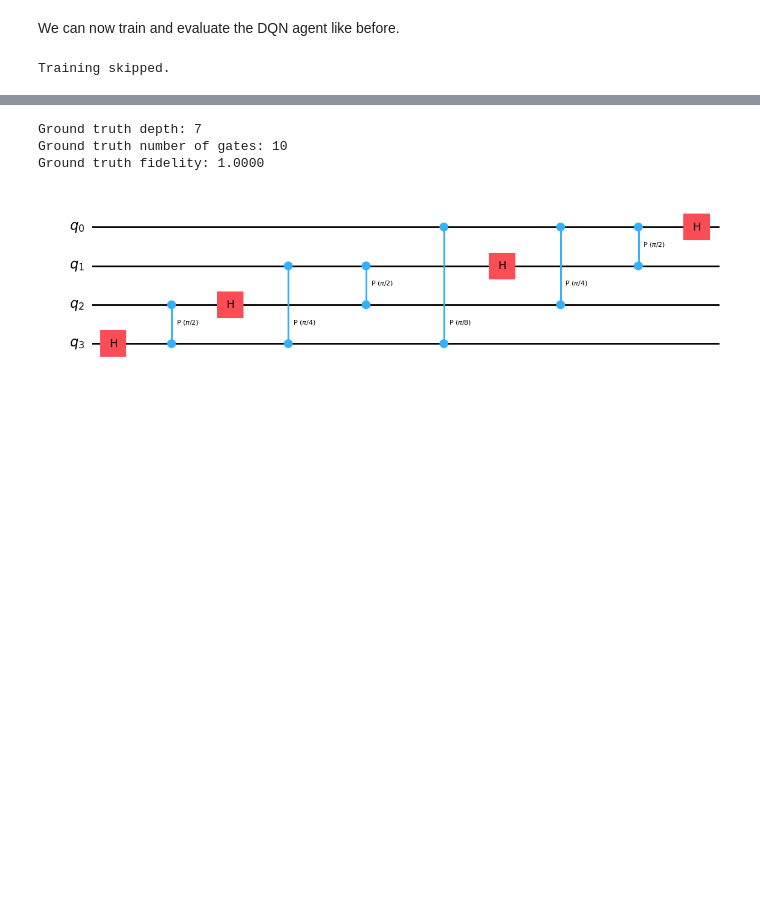
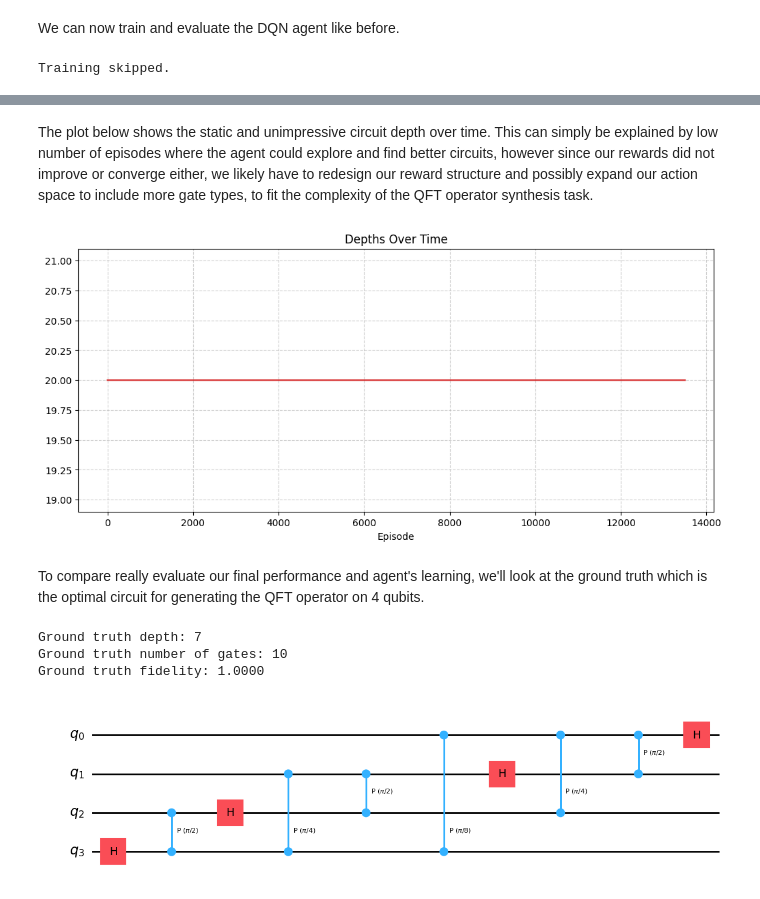
Before and after one commit to SepehrAkbari/qgate-dqn, a Jupyter notebook: notebook/operator_synthesis.ipynb, the cells around one changed output, grey strips where cells are left out. Drawn from its saved outputs; the diff is of its cells as text; code cells hidden in the pictures; blank space fills up the shorter version.

```diff
--- a/notebook/operator_synthesis.ipynb
+++ b/notebook/operator_synthesis.ipynb
@@ -312,3 +328,11 @@ Training skipped.
+# %% [markdown]
+The plot below shows the static and unimpressive circuit depth over time. This can simply be explained by low number of episodes where the agent could explore and find better circuits, however since our rewards did not improve or converge either, we likely have to redesign our reward structure and possibly expand our action space to include more gate types, to fit the complexity of the QFT operator synthesis task.
+# %%
+plot_training(depths, window_size=100, title="Depths Over Time")
+# %% [output]
+[figure, added]
+# %% [markdown]
+To compare really evaluate our final performance and agent's learning, we'll look at the ground truth which is the optimal circuit for generating the QFT operator on 4 qubits.
 # %%
 truth = QFT(N_QUBITS, do_swaps=False)
 truth_decomposed = truth.decompose()
```
Also changed, not shown: parts of 7 cells of this notebook, 3 other files.
